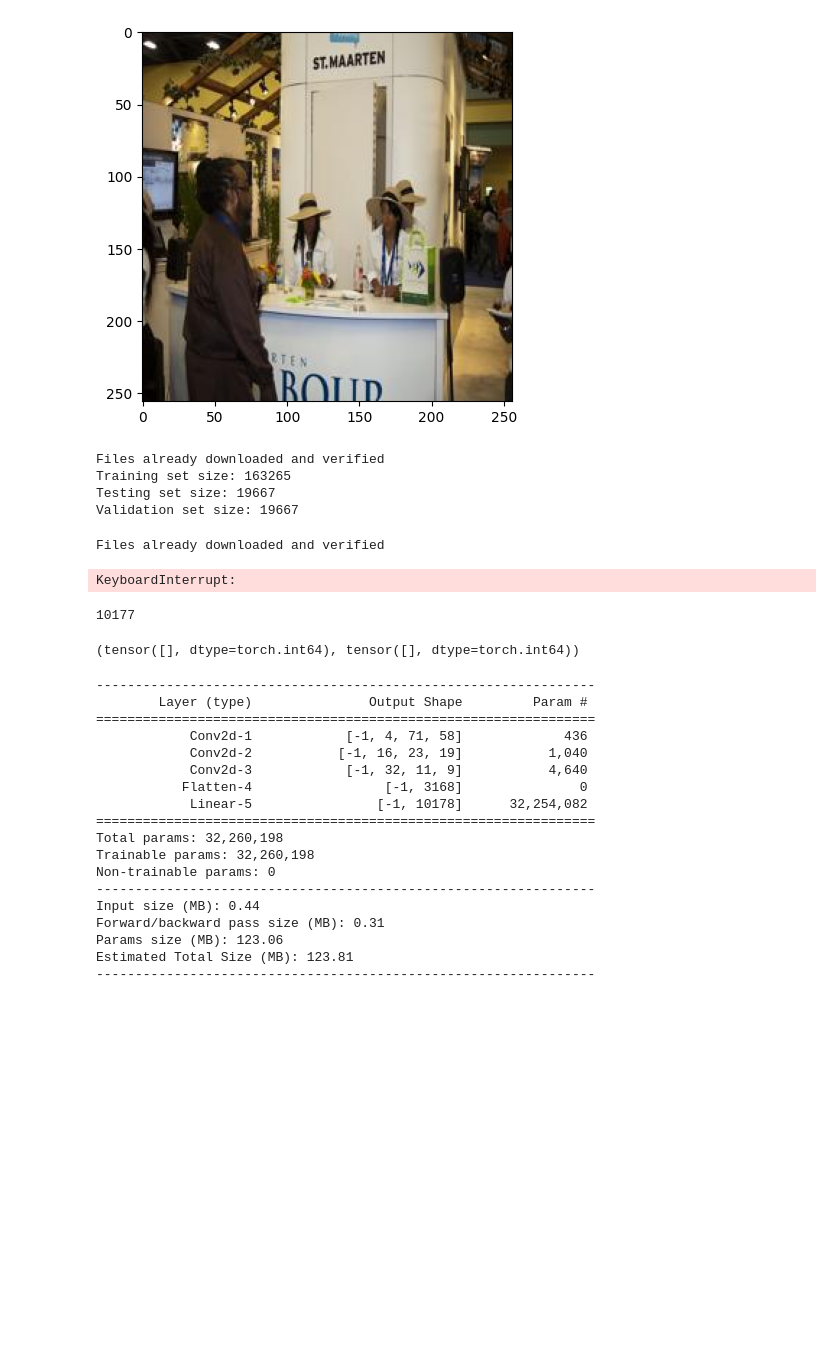
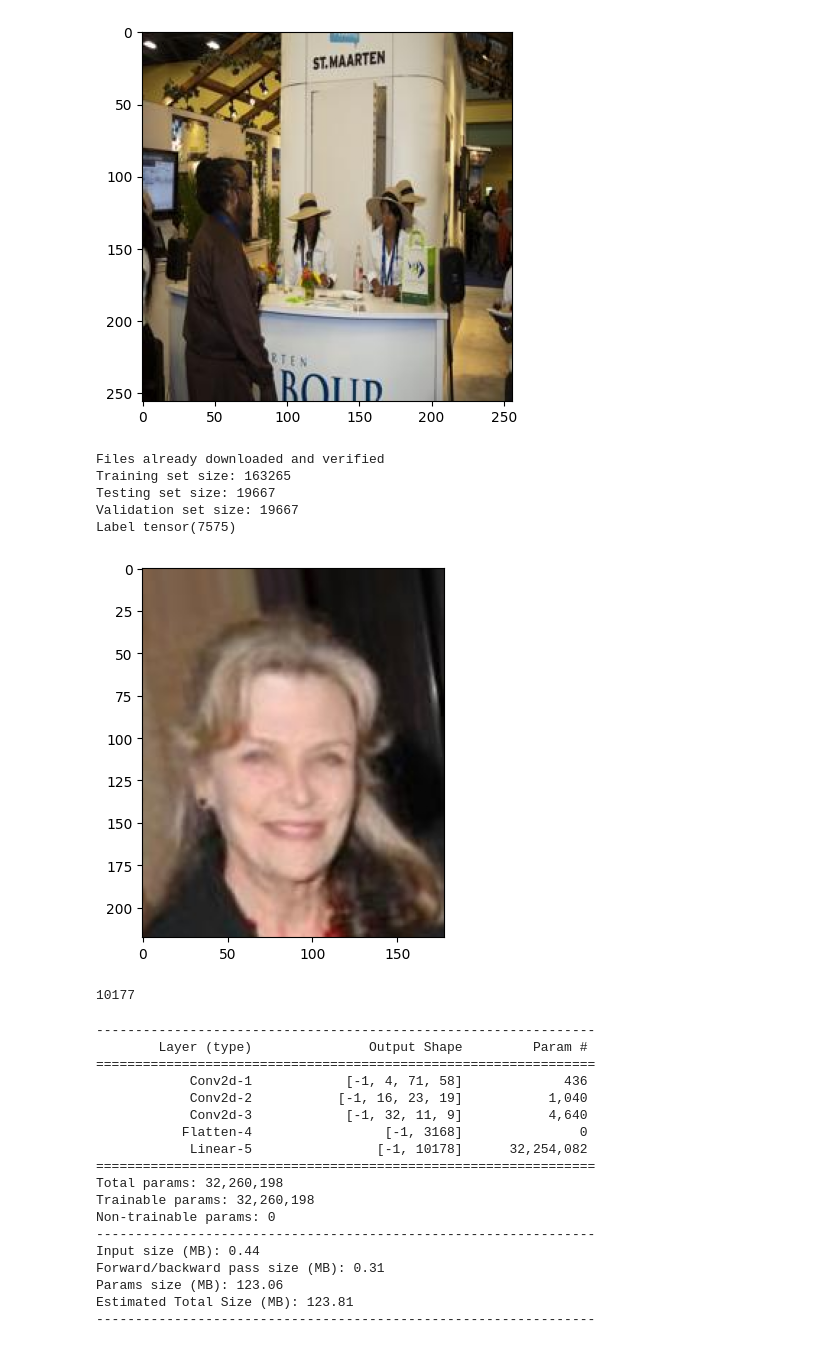
Before and after one commit to Lassedi/VisLab_DNNProject, a Jupyter notebook: main.ipynb, the cells around one changed output. Saved outputs shown, nothing was run; the diff lists cells and outputs as text; code cells hidden in the pictures; blank space fills up the shorter version.

```diff
--- a/main.ipynb
+++ b/main.ipynb
@@ -188,65 +186,46 @@ for ind in range(len(torch.unique(dataset.identity))):
 # conv lists to tensors
 tind_list = torch.cat(tind_list)
 vind_list = torch.cat(vind_list)
 ttind_list = torch.cat(ttind_list)
 
 # create train/val/test sets
 train_dataset = torch.utils.data.Subset(dataset, tind_list)
-val_dataset = torch.utils.data.Subset(dataset, vind_list)
-test_dataset = torch.utils.data.Subset(dataset, ttind_list)
+val_dataset = torch.utils.data.Subset(dataset, vind_list[torch.randperm(len(vind_list))])
+test_dataset = torch.utils.data.Subset(dataset, ttind_list[torch.randperm(len(ttind_list))])
 
 #verify that all classes in val data are present in train data
 # print(torch.where(torch.isin(torch.unique(dataset.identity[vind_list]), dataset.identity[tind_list]))[0].shape[0] ==
 #       len(torch.unique(dataset.identity[vind_list])))
 # create loaders
-train_loader = torch.utils.data.DataLoader(train_dataset,batch_size = 32, shuffle=True, num_workers = 18)
-test_loader = torch.utils.data.DataLoader(test_dataset, batch_size=32, num_workers=18)
-val_loader = torch.utils.data.DataLoader(val_dataset, batch_size=32, num_workers=18)
+train_loader = torch.utils.data.DataLoader(train_dataset,batch_size = 5, shuffle=True, num_workers = 7, pin_memory=True)
+test_loader = torch.utils.data.DataLoader(test_dataset, batch_size= 5, num_workers=7, pin_memory=True)
+val_loader = torch.utils.data.DataLoader(val_dataset, batch_size= 5, num_workers=7, pin_memory=True)
 
 #report split sizes
 print("Training set size: {}".format(len(train_dataset)))
 print("Testing set size: {}".format(len(test_dataset)))
 print("Validation set size: {}".format(len(val_dataset)))
 
 # verify images
 # verify images
 data, label = next(iter(test_loader))
 print("Label", label[0])
 
 plt.imshow(data[0,:,:,:].permute(1,2,0))
 plt.show()
 # %% [output]
 Files already downloaded and verified
 Training set size: 163265
 Testing set size: 19667
 Validation set size: 19667
+Label tensor(7575)
+[figure, added]
-# %%
-
-#report split sizes
-print("Training set size: {}".format(len(train_dataset)))
-print("Testing set size: {}".format(len(test_dataset)))
-print("Validation set size: {}".format(len(val_dataset)))
-
-# verify images
-# verify images
-data, label = next(iter(train_loader))
-print("Label", label[0])
-
-plt.imshow(data[0,:,:,:].permute(1,2,0))
-plt.show()
-# %% [output]
-Files already downloaded and verified
-KeyboardInterrupt:
 # %%
 import pandas as pd
 
 pd.read_csv("./Data/celeba/identity_CelebA.txt", sep=" ", engine="python", header=None).iloc[:,1].unique().max()
 # %% [output]
 10177
-# %%
-torch.where(torch.isin(val_dataset.identity, train_dataset.identity))
-# %% [output]
-(tensor([], dtype=torch.int64), tensor([], dtype=torch.int64))
 # %%
 model = ConvNet()
 state_dict = torch.load("./Snellius_model/4_model_CELEBA_10E_accTest/model_20230728_111348_0")
```
Also changed, not shown: parts of 2 cells of this notebook, 5 other files.
